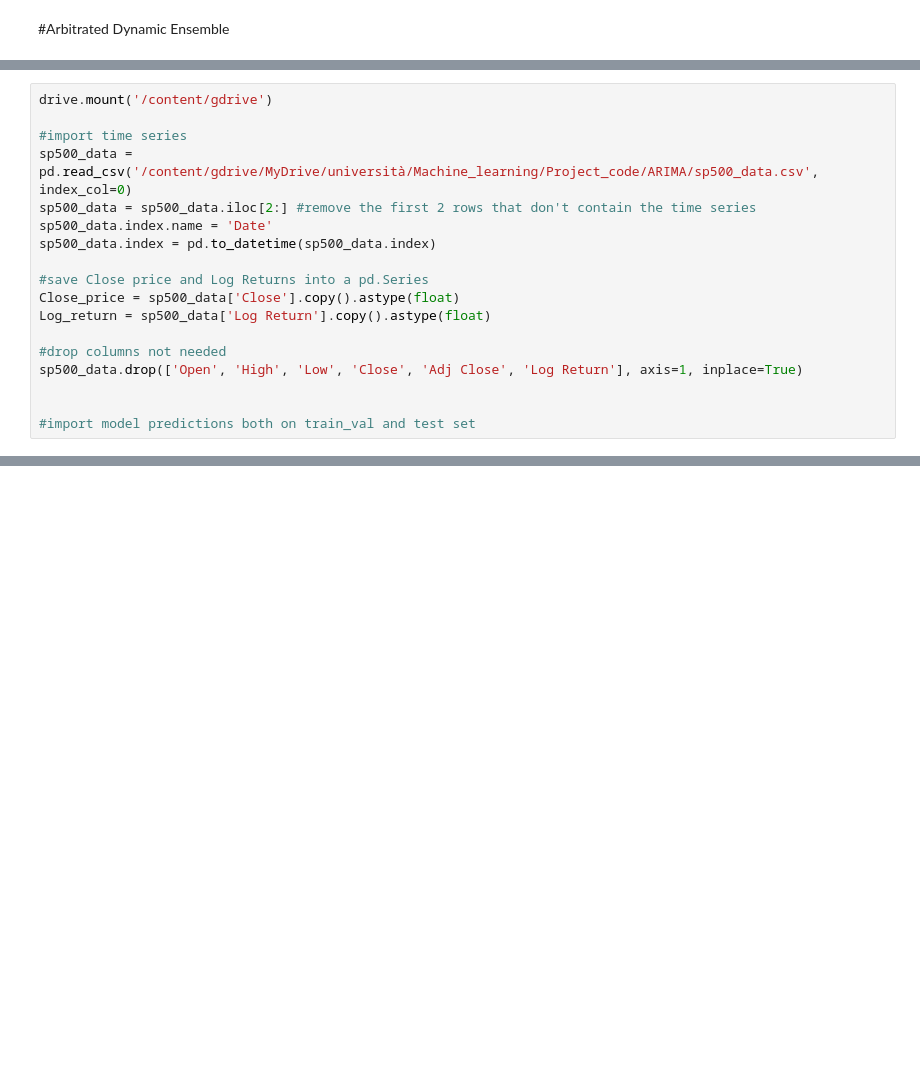
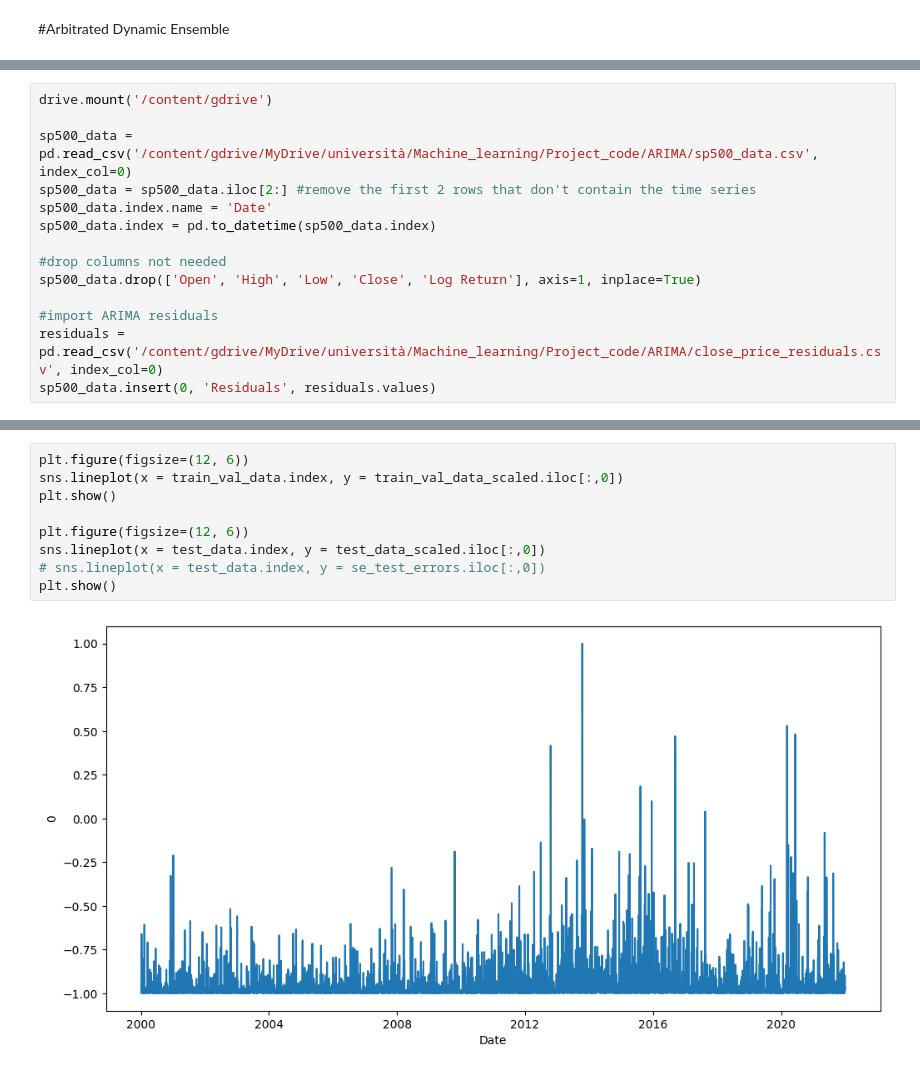
Before and after one commit to andreadamiano/Arbitrated-Dynamic-Ensemble, a Jupyter notebook: Project_code/Arbitrated Dynamic Ensemble.ipynb, the cells around one changed output, grey strips where cells are left out. Cells and saved outputs as stored; diff of their text form; blank space fills up the shorter version.

```diff
--- a/Project_code/Arbitrated Dynamic Ensemble.ipynb
+++ b/Project_code/Arbitrated Dynamic Ensemble.ipynb
@@ -23,18 +26,14 @@ from torch.utils.data import DataLoader
 # %%
 drive.mount('/content/gdrive')
 
-#import time series
 sp500_data = pd.read_csv('/content/gdrive/MyDrive/università/Machine_learning/Project_code/ARIMA/sp500_data.csv', index_col=0)
 sp500_data = sp500_data.iloc[2:] #remove the first 2 rows that don't contain the time series
 sp500_data.index.name = 'Date'
 sp500_data.index = pd.to_datetime(sp500_data.index)
 
-#save Close price and Log Returns into a pd.Series
-Close_price = sp500_data['Close'].copy().astype(float)
-Log_return = sp500_data['Log Return'].copy().astype(float)
+#drop columns not needed
+sp500_data.drop(['Open', 'High', 'Low', 'Close', 'Log Return'], axis=1, inplace=True)
 
-#drop columns not needed
-sp500_data.drop(['Open', 'High', 'Low', 'Close', 'Adj Close', 'Log Return'], axis=1, inplace=True)
-
-
-#import model predictions both on train_val and test set
+#import ARIMA residuals
+residuals = pd.read_csv('/content/gdrive/MyDrive/università/Machine_learning/Project_code/ARIMA/close_price_residuals.csv', index_col=0)
+sp500_data.insert(0, 'Residuals', residuals.values)
@@ -42,0 +1474,11 @@ class ADE ():
+# %%
+plt.figure(figsize=(12, 6))
+sns.lineplot(x = train_val_data.index, y = train_val_data_scaled.iloc[:,0])
+plt.show()
+
+plt.figure(figsize=(12, 6))
+sns.lineplot(x = test_data.index, y = test_data_scaled.iloc[:,0])
+# sns.lineplot(x = test_data.index, y = se_test_errors.iloc[:,0])
+plt.show()
+# %% [output]
+[figure, added]
```
Also changed, not shown: parts of 39 cells of this notebook, 1 other file.
